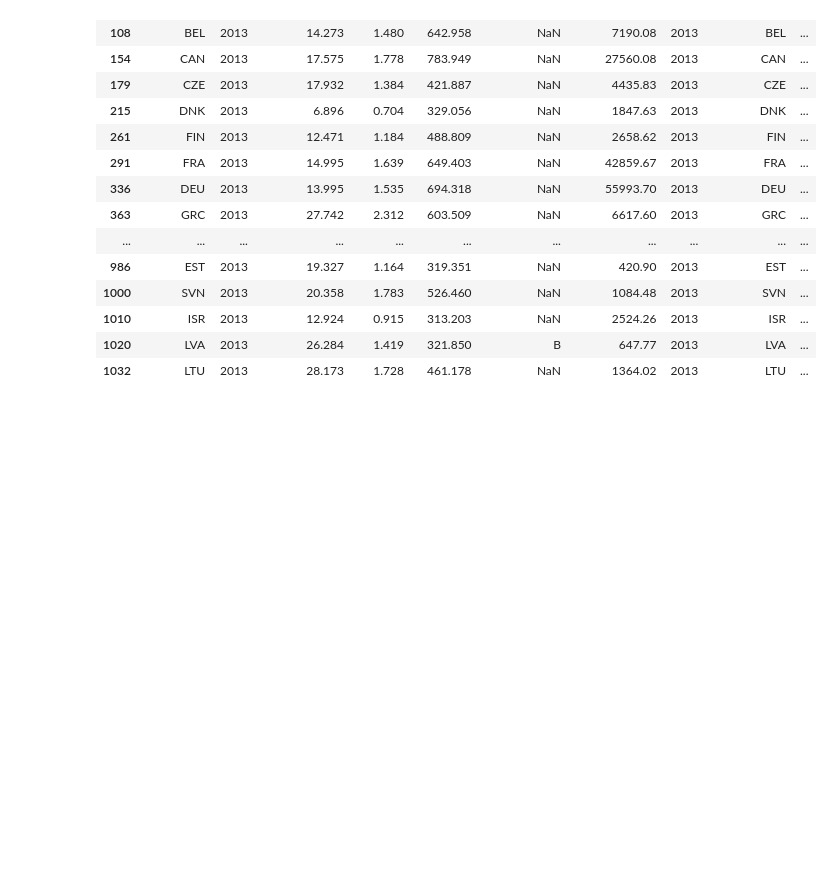
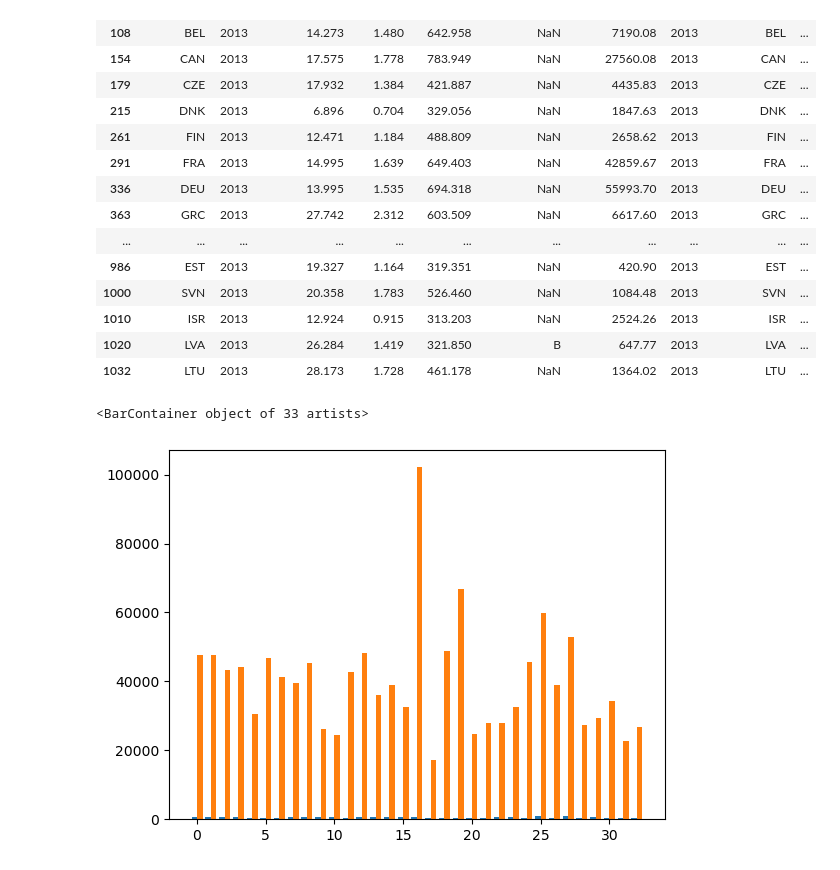
Before and after one commit to nikhsakhamuri/PYT303_PharmCost, a Jupyter notebook: FINAL Group Project - Code.ipynb, the cells around one changed output. Saved outputs shown, nothing was run; the diff lists cells and outputs as text; code cells hidden in the pictures; blank space fills up the shorter version.

```diff
--- a/FINAL Group Project - Code.ipynb
+++ b/FINAL Group Project - Code.ipynb
@@ -310,3 +297,23 @@ M_reduced_plot_test = np.array([[1, 1], [-1, -1], [1, -1], [-1, 1], [0, 0]])
 word2Ind_plot_test = {'test1': 0, 'test2': 1, 'test3': 2, 'test4': 3, 'test5': 4}
 words = ['test1', 'test2', 'test3', 'test4', 'test5']
 plot_embeddings(M_reduced_plot_test, word2Ind_plot_test, words)
+# %%
+# x = mergedData_2013['LOCATION']
+y = mergedData_2013['USD_CAP']
+x = mergedData_2013['GDP (PPP) per Capita in USD']
+
+# fig, axs = plt.subplots(1, 1, figsize=(20, 8))
+# color = 'red'
+# mergedData_2013.sort_values('USD_CAP',ascending=True)\
+#                             ['LOCATION']\
+#                             .plot(kind='bar', ax=axs, color=color)
+# axs.set_title('Relationship Between Increasing Income and Drug Expenditure Per Capita')
+# axs.set_xlabel('Income (Increasing to right) measured as GDP (mill USD)')
+# axs.set_ylabel('mill USD')
+# %%
+x_axis = np.arange(len(x))
+plt.bar(x_axis - 0.2,y,0.4,label = 'USD_CAP')
+plt.bar(x_axis + 0.2,z,0.4,label = 'GDP (PPP) per Capita in USD')
+# %% [output]
+<BarContainer object of 33 artists>
+[figure, added]
```
Also changed, not shown: parts of 10 cells of this notebook.
